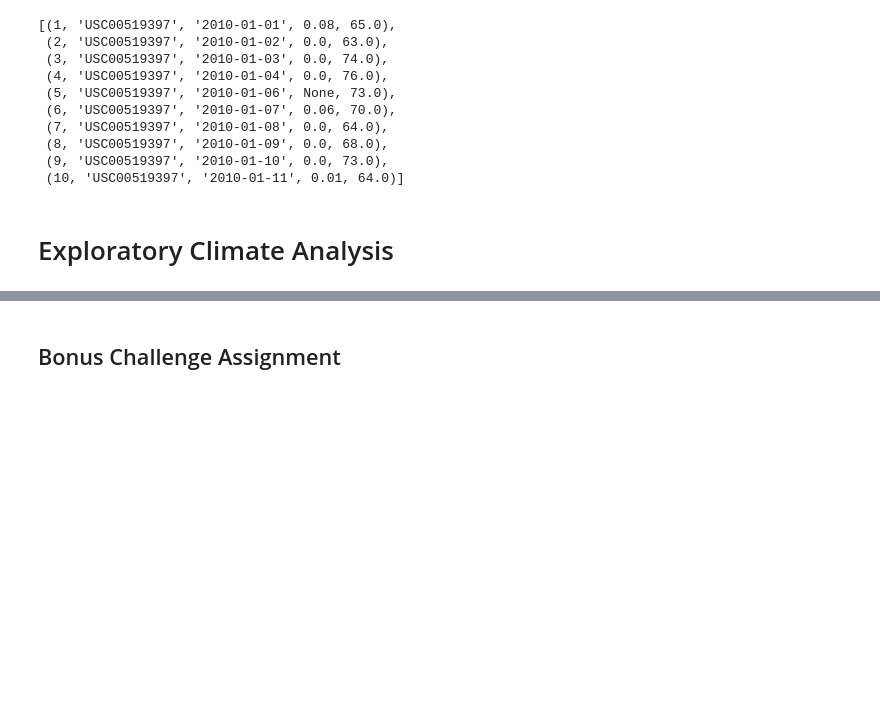
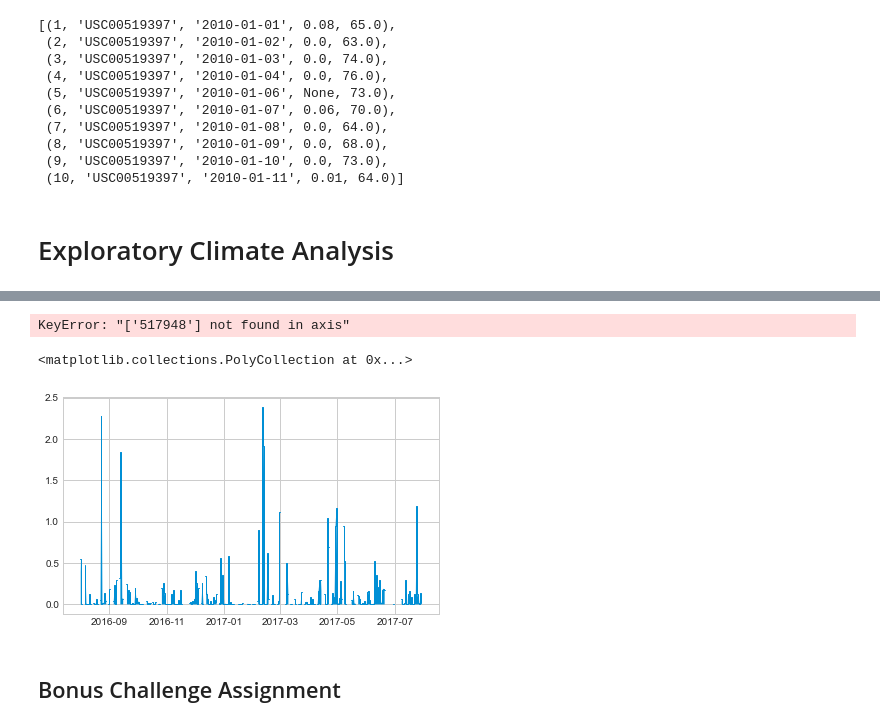
Before and after one commit to Earthscott/sqlalchemy-challenge, a Jupyter notebook: surfs_up_scottjob.ipynb, the cells around one changed output, grey strips where cells are left out. Saved outputs shown, nothing was run; the diff lists cells and outputs as text; code cells hidden in the pictures; blank space fills up the shorter version.

```diff
--- a/surfs_up_scottjob.ipynb
+++ b/surfs_up_scottjob.ipynb
@@ -1,7 +1,7 @@
 # %%
 %matplotlib inline
 from matplotlib import style
-style.use('fivethirtyeight')
+style.use('seaborn-whitegrid')
 import matplotlib.pyplot as plt
 # %%
 import numpy as np
@@ -123,0 +136,15 @@ df_sta_dates
+# %%
+# Retrieve 12 months of precipitation data spanning 2016-08-01 through 2017-07-31
+sel = [Meas.station,
+       Meas.date,
+       Meas.prcp]
+mindate = '2016-08-01'
+maxdate = '2017-07-31'
+
+sta_prcp = session.query(*sel).\
+    filter(Meas.date >= mindate).\
+    filter(Meas.date <= maxdate).all()
+
+for row in sta_prcp[0:10]:
+    print(row)
+print(f"\nRecord count: {len(sta_prcp)}")
@@ -124,3 +214,30 @@ df_sta_dates
+# %%
+# Use Pandas Plotting with Matplotlib to plot the data
+
+# Discard Coop_ID 517948 since it has limited data
+df_prcp.drop(columns='517948', inplace=True)
+df_prcp
+# %% [output]
+KeyError: "['517948'] not found in axis"
+# %%
+
+# fig, axs = plt.subplots(nrows=3, ncols=2, figsize=(12,12), sharex=True)  # use if needed: constrained_layout=True
+
+fig, ax = plt.subplots(figsize=(6,4))
+dates = df_prcp.index.values
+sta = '514830'
+vals = df_prcp[sta].values
+ax.plot(dates, vals, linewidth=1, drawstyle='steps-pre')  #  , drawstyle='steps-pre'
+ax.fill_between(dates, vals)
+
+
+
+
+
+# plt.savefig('testw1dpi600.png', dpi=600)
+# %% [output]
+<matplotlib.collections.PolyCollection at 0x...>
+[figure, added]
 # %%
 # Use Pandas to calcualte the summary statistics for the precipitation data
 # %%
```
Also changed, not shown: parts of 6 cells of this notebook, 4 other files.
